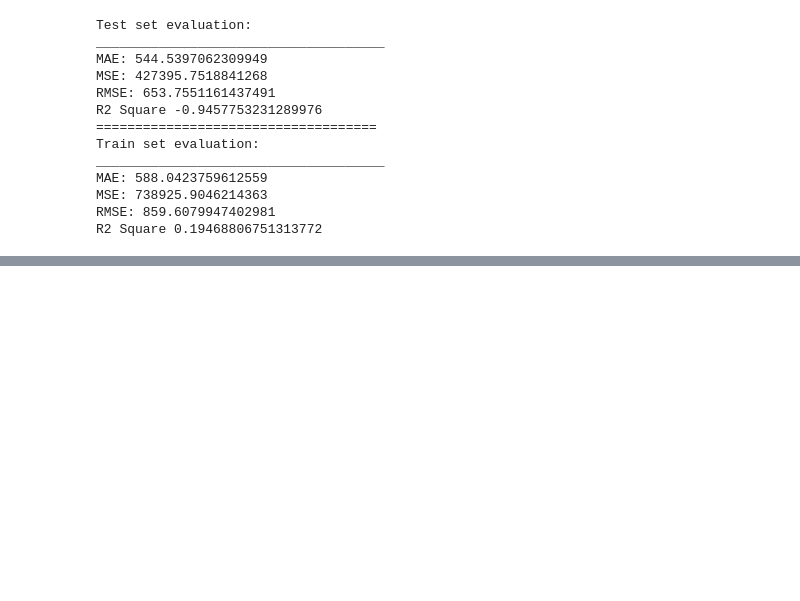
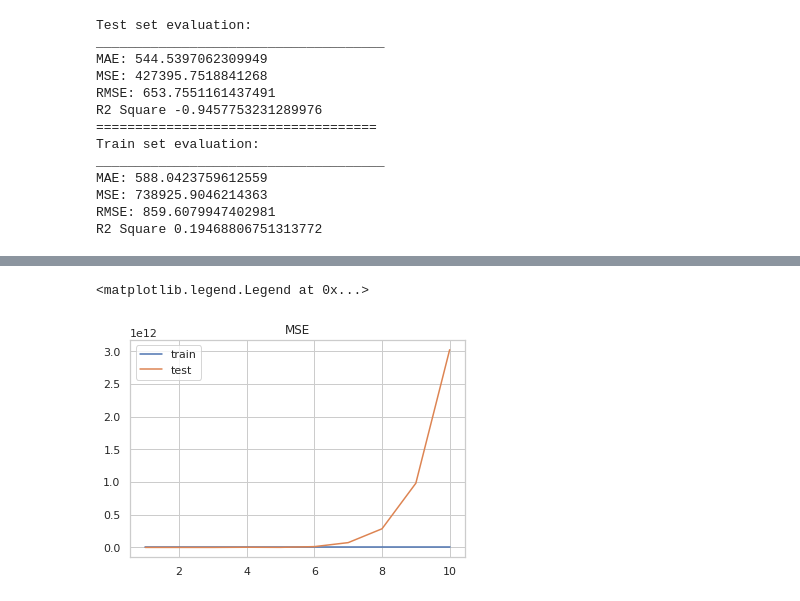
Before and after one commit to essamgouda97/ECE720-project1, a Jupyter notebook: Group28_task1.ipynb, the cells around one changed output, grey strips where cells are left out. Drawn from its saved outputs; the diff is of its cells as text; code cells hidden in the pictures; blank space fills up the shorter version.

```diff
--- a/Group28_task1.ipynb
+++ b/Group28_task1.ipynb
@@ -2105,0 +2152,20 @@ results_df
+# %%
+x_cols = [ 'wind_speed', 'temperature', 'health_index']
+X = merged_data_males[x_cols]
+y = merged_data_males['Count']
+# %%
+def compute_mse(X_train, Y_train, X_test, Y_test, n_degree=11):
+    train_mse = []
+    test_mse = []
+    for degree in range(1,n_degree):
+        poly_features = PolynomialFeatures(degree=degree)
+        sklreg = LinearRegression()
+        pipeline = Pipeline([("polynomial_features", poly_features),
+                             ("linear_regression", sklreg)])
+        pipeline.fit(X_train, Y_train)
+        Y_train_pred = pipeline.predict(X_train)
+        Y_test_pred = pipeline.predict(X_test)
+
+        train_mse.append(mean_squared_error(Y_train, Y_train_pred))
+        test_mse.append(mean_squared_error(Y_test, Y_test_pred))
+    return train_mse,test_mse
@@ -2105,0 +2185,22 @@ results_df
+# %%
+from sklearn.model_selection import train_test_split
+
+test_size = 0.1
+
+X_train, X_test, y_train, y_test = train_test_split(X, y, test_size=test_size, random_state=42)
+X_train_stand, X_test_stand, y_train_stand, y_test_stand = train_test_split(X_stand, y, test_size=test_size, random_state=42)
+X_train_norm, X_test_norm, y_train_norm, y_test_norm = train_test_split(X_norm, y, test_size=test_size, random_state=42)
+X_train_both, X_test_both, y_train_both, y_test_both = train_test_split(X_both, y, test_size=test_size, random_state=42)
+# %%
+train_mse,test_mse = compute_mse(X_train,y_train,X_test,y_test)
+train_mse_stand,test_mse_stand, = compute_mse(X_train_stand,y_train_stand,X_test_stand,y_test_stand)
+train_mse_norm,test_mse_norm = compute_mse(X_train_norm,y_train_norm,X_test_norm,y_test_norm)
+train_mse_both,test_mse_both = compute_mse(X_train_both,y_train_both,X_test_both,y_test_both)
+# %%
+plt.plot(range(1,len(train_mse)+1),train_mse, label='train')
+plt.plot(range(1,len(test_mse)+1),test_mse, label='test')
+plt.title('MSE')
+plt.legend()
+# %% [output]
+<matplotlib.legend.Legend at 0x...>
+[figure, added]
```
Also changed, not shown: parts of 35 cells of this notebook.
